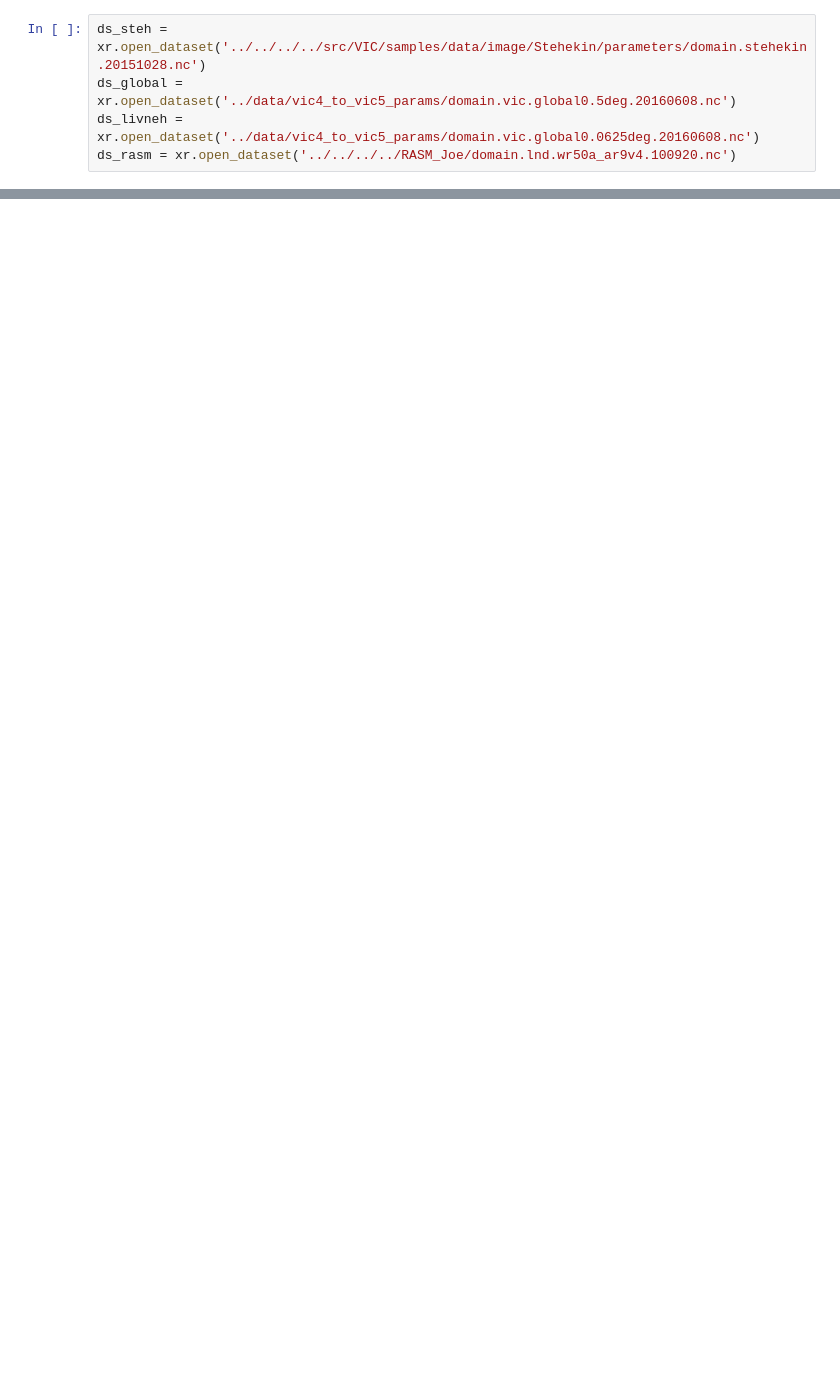
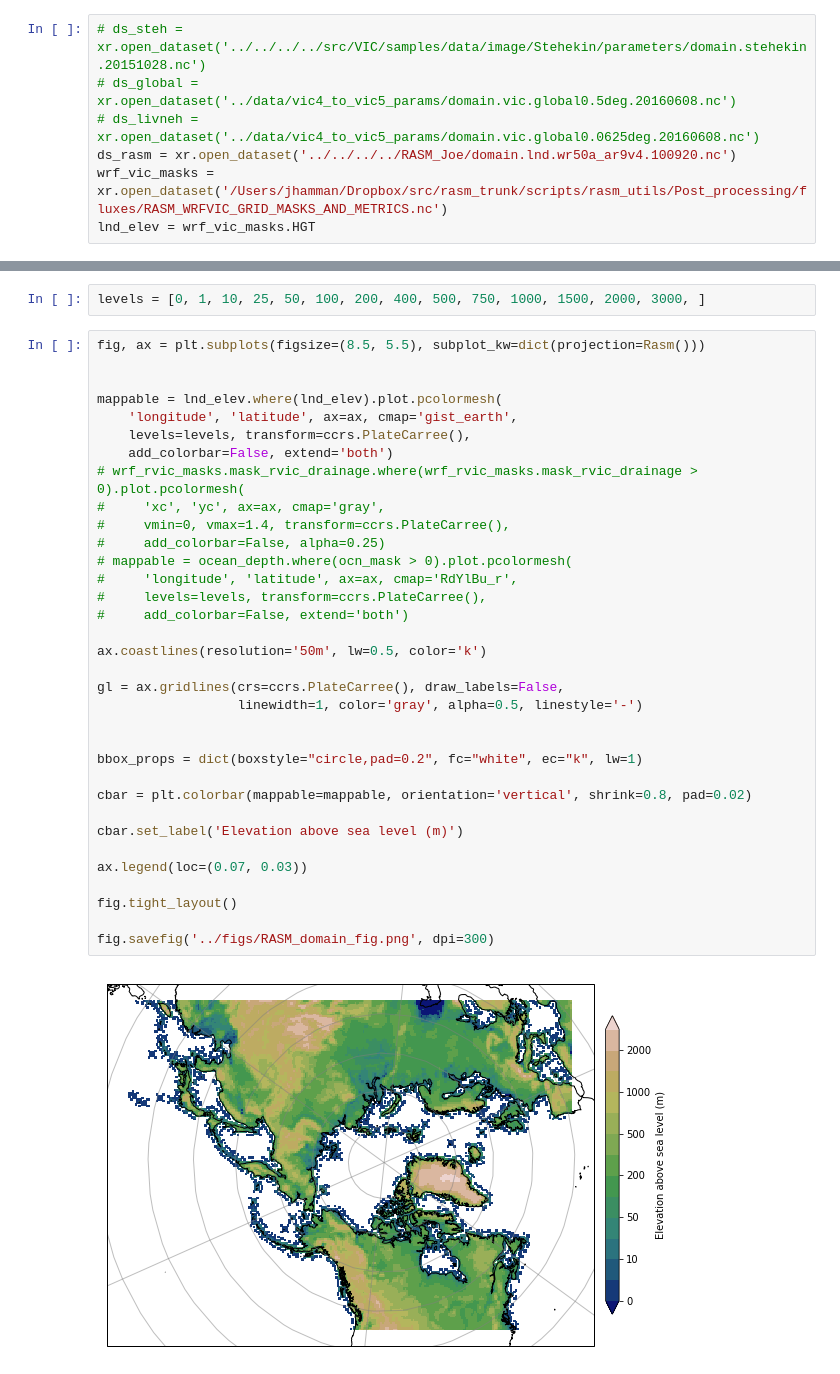
Before and after one commit to jhamman/VIC5_paper, a Jupyter notebook: notebooks/vic5paper_domains.ipynb, the cells around one changed output, grey strips where cells are left out. Saved outputs shown, nothing was run; the diff lists cells and outputs as text; blank space fills up the shorter version.

Commit message:
updates to a few figures and text

```diff
--- a/notebooks/vic5paper_domains.ipynb
+++ b/notebooks/vic5paper_domains.ipynb
@@ -10,7 +11,9 @@ from matplotlib.ticker import FormatStrFormatter
 
 majorFormatter = FormatStrFormatter('%.1f')
 # %%
-ds_steh = xr.open_dataset('../../../../src/VIC/samples/data/image/Stehekin/parameters/domain.stehekin.20151028.nc')
-ds_global = xr.open_dataset('../data/vic4_to_vic5_params/domain.vic.global0.5deg.20160608.nc')
-ds_livneh = xr.open_dataset('../data/vic4_to_vic5_params/domain.vic.global0.0625deg.20160608.nc')
+# ds_steh = xr.open_dataset('../../../../src/VIC/samples/data/image/Stehekin/parameters/domain.stehekin.20151028.nc')
+# ds_global = xr.open_dataset('../data/vic4_to_vic5_params/domain.vic.global0.5deg.20160608.nc')
+# ds_livneh = xr.open_dataset('../data/vic4_to_vic5_params/domain.vic.global0.0625deg.20160608.nc')
 ds_rasm = xr.open_dataset('../../../../RASM_Joe/domain.lnd.wr50a_ar9v4.100920.nc')
+wrf_vic_masks = xr.open_dataset('/Users/jhamman/Dropbox/src/rasm_trunk/scripts/rasm_utils/Post_processing/fluxes/RASM_WRFVIC_GRID_MASKS_AND_METRICS.nc')
+lnd_elev = wrf_vic_masks.HGT
@@ -46,0 +57,38 @@ fig.savefig('../figs/VIC_domains.jpg', dpi=300, bbox_inches='tight')
+# %%
+levels = [0, 1, 10, 25, 50, 100, 200, 400, 500, 750, 1000, 1500, 2000, 3000, ]
+# %%
+fig, ax = plt.subplots(figsize=(8.5, 5.5), subplot_kw=dict(projection=Rasm()))
+
+
+mappable = lnd_elev.where(lnd_elev).plot.pcolormesh(
+    'longitude', 'latitude', ax=ax, cmap='gist_earth',
+    levels=levels, transform=ccrs.PlateCarree(),
+    add_colorbar=False, extend='both')
+# wrf_rvic_masks.mask_rvic_drainage.where(wrf_rvic_masks.mask_rvic_drainage > 0).plot.pcolormesh(
+#     'xc', 'yc', ax=ax, cmap='gray',
+#     vmin=0, vmax=1.4, transform=ccrs.PlateCarree(),
+#     add_colorbar=False, alpha=0.25)
+# mappable = ocean_depth.where(ocn_mask > 0).plot.pcolormesh(
+#     'longitude', 'latitude', ax=ax, cmap='RdYlBu_r',
+#     levels=levels, transform=ccrs.PlateCarree(),
+#     add_colorbar=False, extend='both')
+
+ax.coastlines(resolution='50m', lw=0.5, color='k')
+
+gl = ax.gridlines(crs=ccrs.PlateCarree(), draw_labels=False,
+                  linewidth=1, color='gray', alpha=0.5, linestyle='-')
+
+
+bbox_props = dict(boxstyle="circle,pad=0.2", fc="white", ec="k", lw=1)
+
+cbar = plt.colorbar(mappable=mappable, orientation='vertical', shrink=0.8, pad=0.02)
+
+cbar.set_label('Elevation above sea level (m)')
+
+ax.legend(loc=(0.07, 0.03))
+
+fig.tight_layout()
+
+fig.savefig('../figs/RASM_domain_fig.png', dpi=300)
+# %% [output]
+[figure, added]
```
Also changed, not shown: parts of 3 cells of this notebook, 2 other files.
